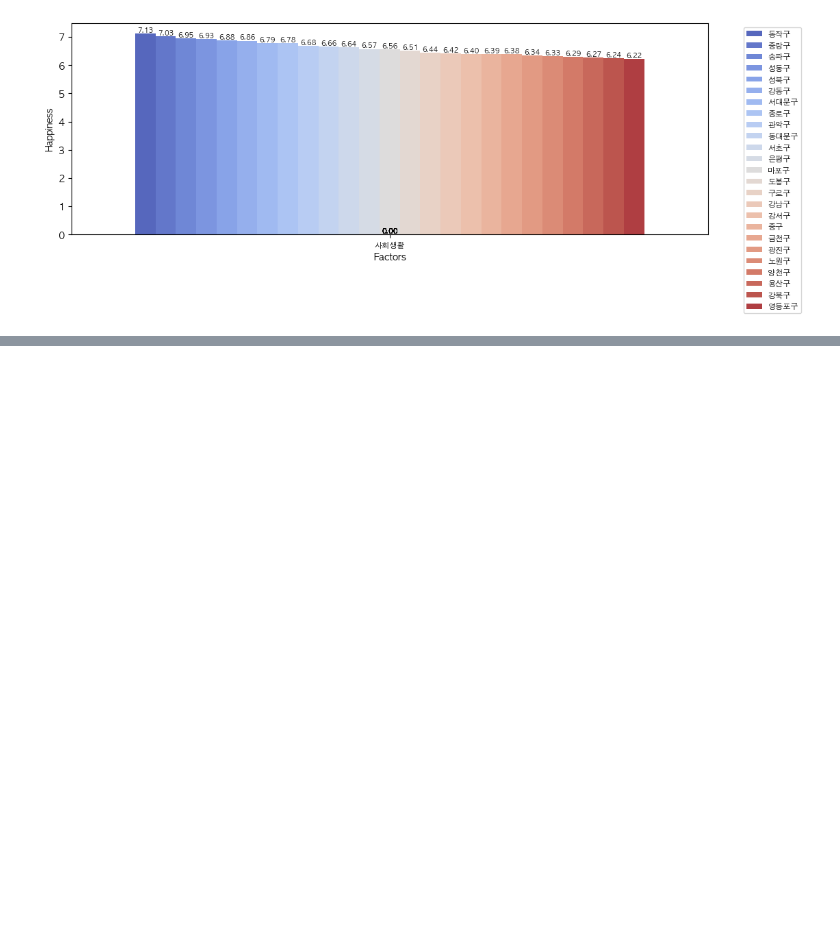
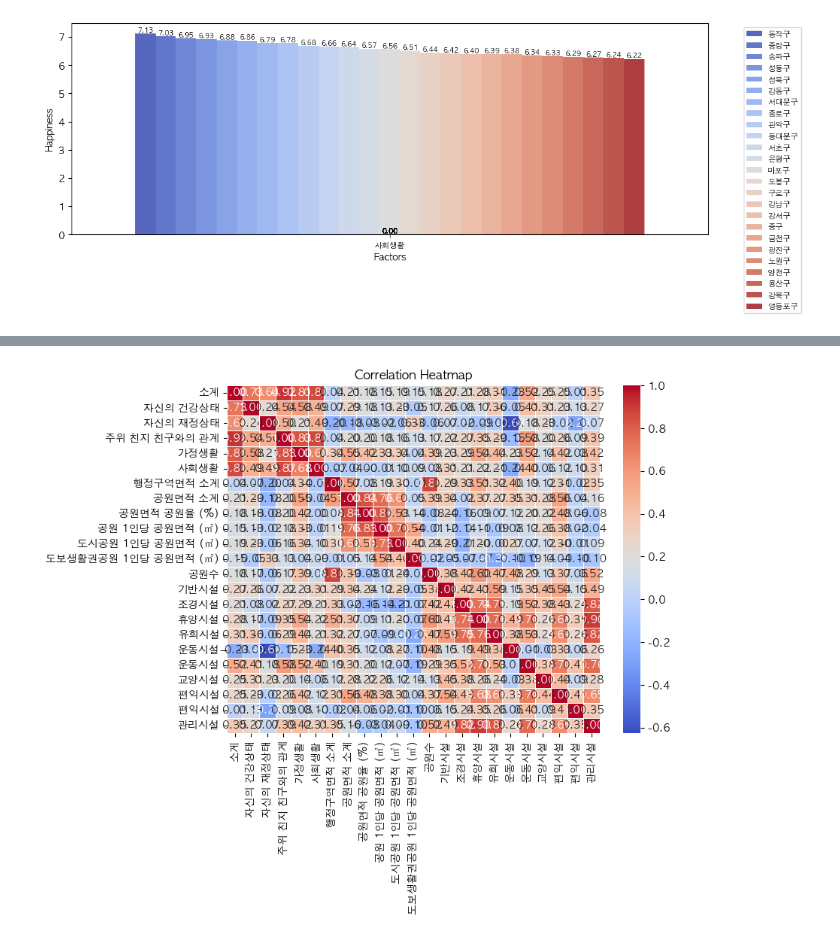
Before and after one commit to chaiwon1/happiness_analysis, a Jupyter notebook: happiness.ipynb, the cells around one changed output, grey strips where cells are left out. Saved outputs shown, nothing was run; the diff lists cells and outputs as text; code cells hidden in the pictures; blank space fills up the shorter version.

```diff
--- a/happiness.ipynb
+++ b/happiness.ipynb
@@ -590,0 +612,4 @@ seoul_map
+# %%
+regionsub_df = regionsub_df.iloc[:, 1:]
+regionsub_df = regionsub_df.rename({"구분별(2)" : "자치구별"}, axis=1)
+regionsub_df.head()
@@ -590,0 +670,20 @@ seoul_map
+# %%
+park_num_df.loc[park_num_df['자치구별'] == '중  구', '자치구별'] = "중구"
+park_num_df.loc[park_num_df['자치구별'] == '동대문', '자치구별'] = "동대문구"
+park_num_df.loc[park_num_df['자치구별'] == '서대문', '자치구별'] = "서대문구"
+park_num_df.loc[park_num_df['자치구별'] == '영등포', '자치구별'] = "영등포구"
+# %%
+facilities_df['자치구별'] = facilities_df['자치구별'].str.replace(' ', '')
+# %%
+df = pd.merge(
+    pd.merge(
+        pd.merge(
+            pd.merge(regionsub_df, park_df, on="자치구별"), park_per_df, on="자치구별"
+        ),
+        park_num_df,
+        on="자치구별",
+    ),
+    facilities_df,
+    on="자치구별",
+)
+df.head()
@@ -590,0 +697,10 @@ seoul_map
+# %%
+correlation_matrix = df.iloc[:,1:].corr()
+
+# 히트맵 그리기
+plt.figure(figsize=(8, 6))
+sns.heatmap(correlation_matrix, annot=True, cmap='coolwarm', fmt=".2f", linewidths=.5)
+plt.title("Correlation Heatmap")
+plt.show()
+# %% [output]
+[figure, added]
```
Also changed, not shown: parts of 18 cells of this notebook.
